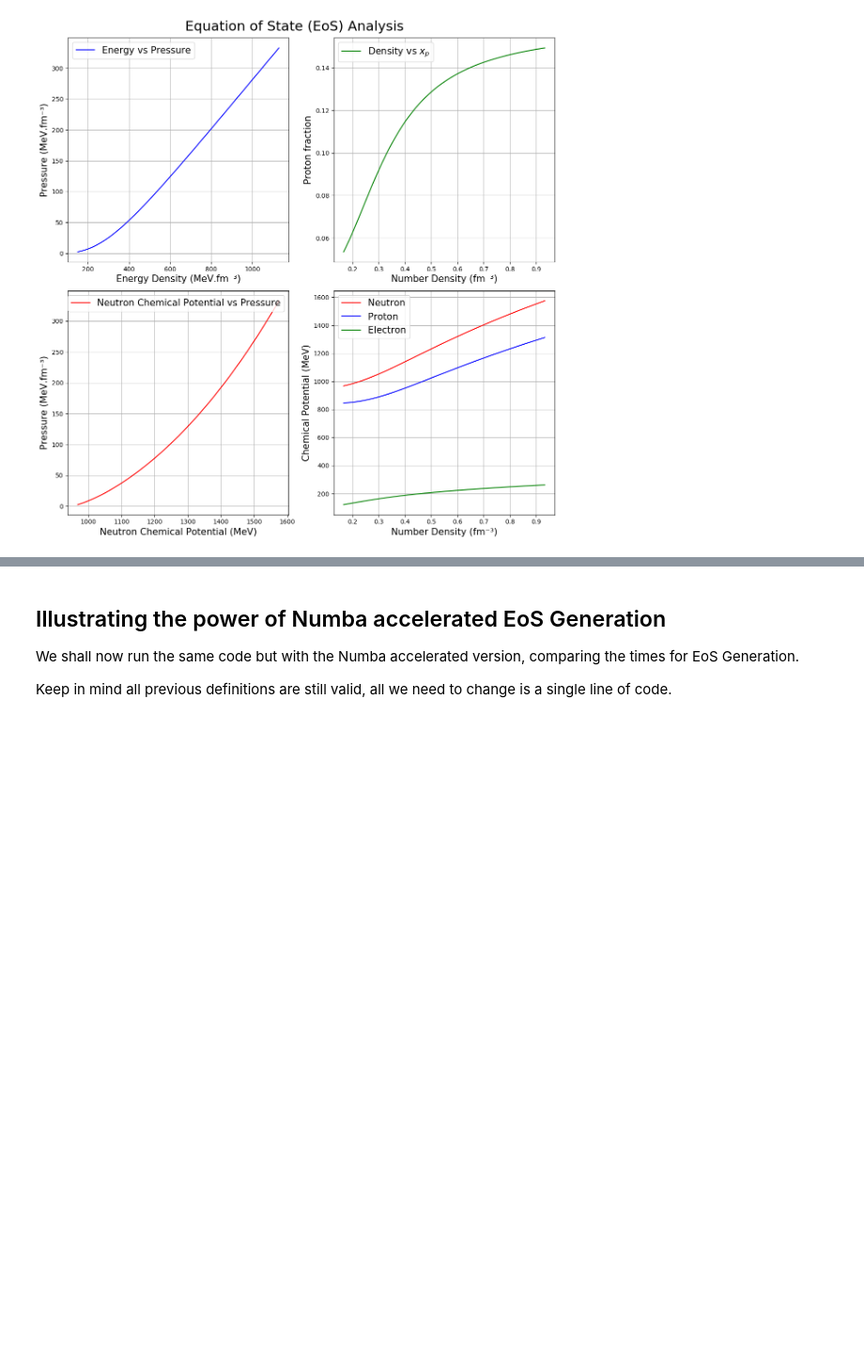
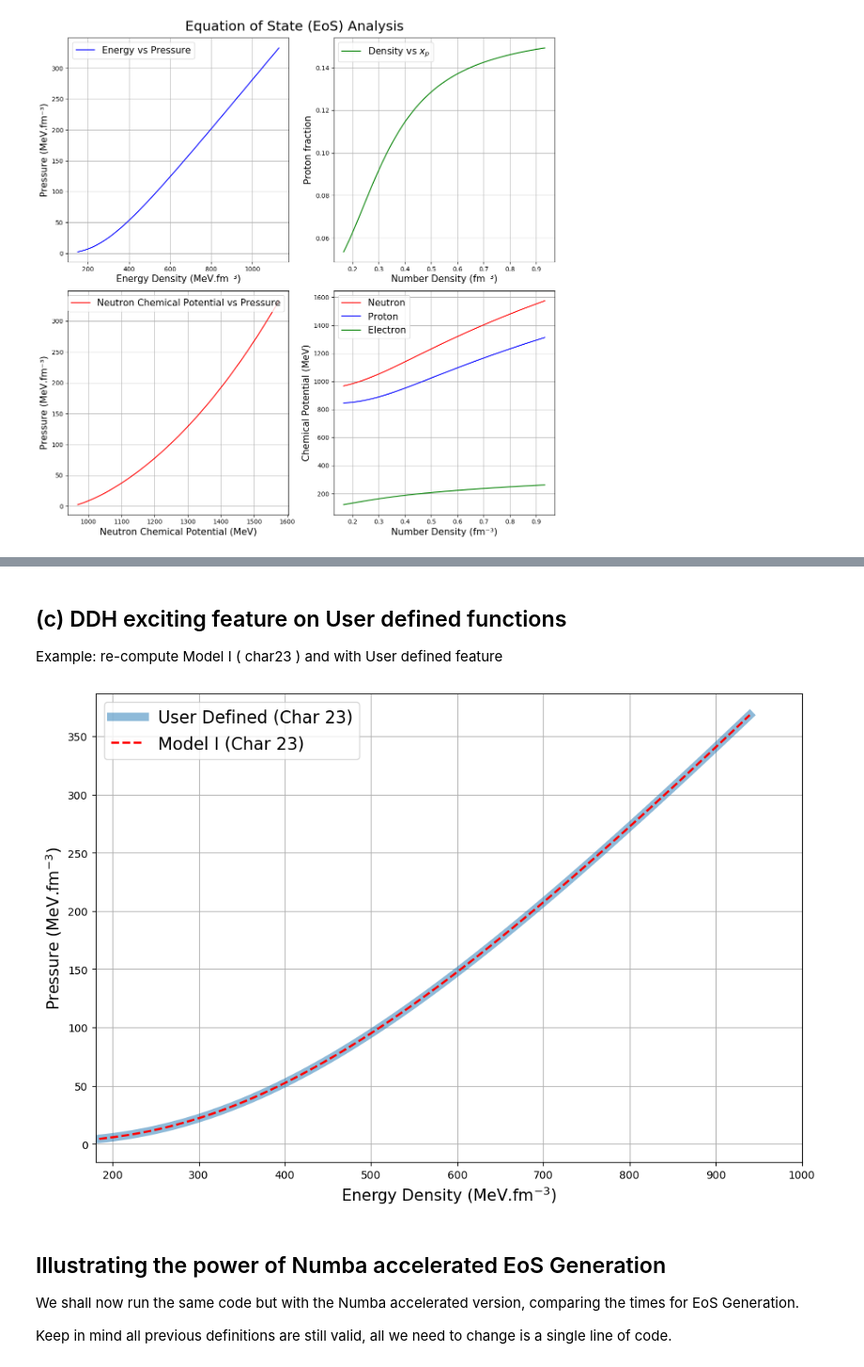
Before and after one commit to ChunHuangPhy/CompactOject, a Jupyter notebook: Test_Case/test_EOSgenerators.ipynb, the cells around one changed output, grey strips where cells are left out. Shown at 94% size. Drawn from its saved outputs; the diff is of its cells as text; code cells hidden in the pictures; blank space fills up the shorter version.

```diff
--- a/Test_Case/test_EOSgenerators.ipynb
+++ b/Test_Case/test_EOSgenerators.ipynb
@@ -158,3 +312,50 @@ plt.show()
+# %% [markdown]
+## (c) DDH exciting feature on User defined functions
+
+Example: re-compute Model I ( char23 ) and with User defined feature
+# %%
+##### Model I  ( Char et al, arxiv:2307.12364)
+m_sig = (550.0)/oneoverfm_MeV
+m_w   = (782.6)/oneoverfm_MeV
+m_rho = (769)/oneoverfm_MeV
+
+gsf, gwf, grf, dgsf, dgwf, dgrf = DDH.Function(type='Char23')
+theta     = np.array([m_sig, m_w, m_rho, gsf, gwf, grf, dgsf, dgwf, dgrf, rho0])
+EoS_Char  = DDH.compute_eos(eps_com, pres_com, theta)
+
+e_char = EoS_Char[1]/MeV
+p_char = EoS_Char[2]/MeV
+# %%
+##### User Defined #########
+as_, av, ar, bs, bv, br, cs, cv, cr, ds, dv, dr, rho0 = [8.225494 , 10.426752, 0.64584657,
+                                                         2.7079569, 1.6468675, 5.2033131 ,
+                                                         2.4776689, 6.8349408, 0.4262597 ,
+                                                         3.8630221, 1.4458185, -0.1824181, 0.16194209]
+n0 = 0.16
+
+functions = [f"{as_} + ({bs} + {ds}*(x/{n0})**(3))*exp(-{cs}*x/{n0})",
+             f"{av}  + ({bv} + {dv}*(x/{n0})**(3))*exp(-{cv}*x/{n0})",
+             f"({ar} + ({br} + {dr}*(x/{n0})**(3))*exp(-{cr}*x/{n0}))*2"]
+
+s,w,r, ds, dw, dr = DDH.Function(couplings=functions, type="UserDefined")
+theta             = np.array([m_sig, m_w, m_rho, gsf, gwf, grf, dgsf, dgwf, dgrf, rho0])
+EoS_user          = DDH.compute_eos(eps_com, pres_com, theta)
+
+e_user = EoS_user[1]/MeV
+p_user = EoS_user[2]/MeV
+# %%
+fig, ax1 = plt.subplots(1, 1, figsize=(12, 8))
+
+# First panel: Energy density and Pressure vs Number density
+ax1.plot(e_user, p_user, label="User Defined (Char 23)", lw=8, alpha=0.5)
+ax1.plot(e_char, p_char, label="Model I (Char 23)", lw=2, alpha=1, c="red", linestyle="--")
+ax1.set_xlabel(r"Energy Density (MeV.fm$^{-3}$)", fontsize=15)
+ax1.set_ylabel(r"Pressure (MeV.fm$^{-3}$)", fontsize=15)
+ax1.set_xlim(180, 1000)
+ax1.legend(fontsize=16)
+ax1.grid(True)
+# %% [output]
+[figure, added]
 # %% [markdown]
 ## Illustrating the power of Numba accelerated EoS Generation
 
```
Also changed, not shown: parts of 9 cells of this notebook.
